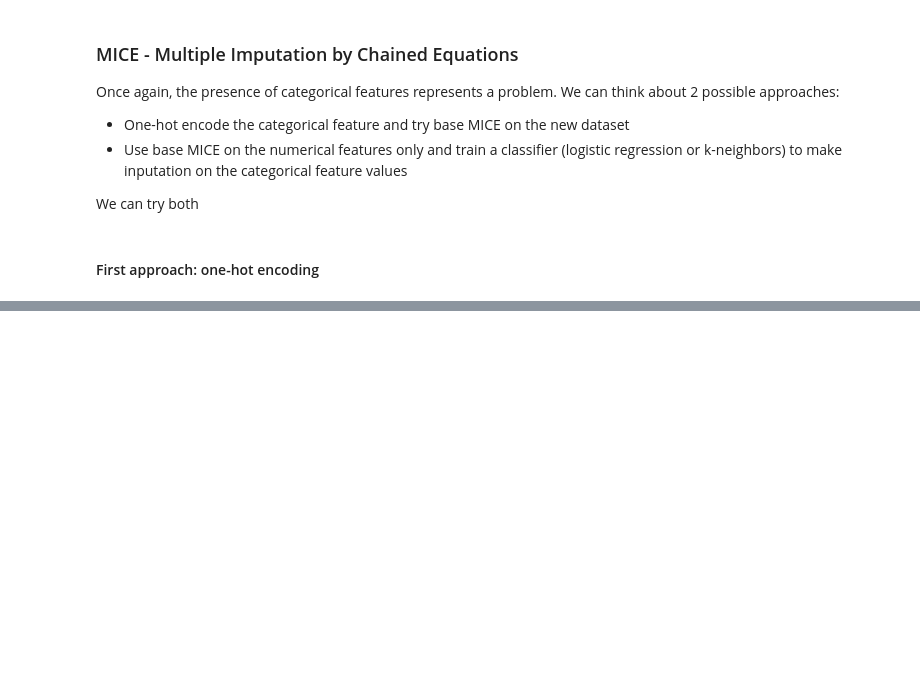
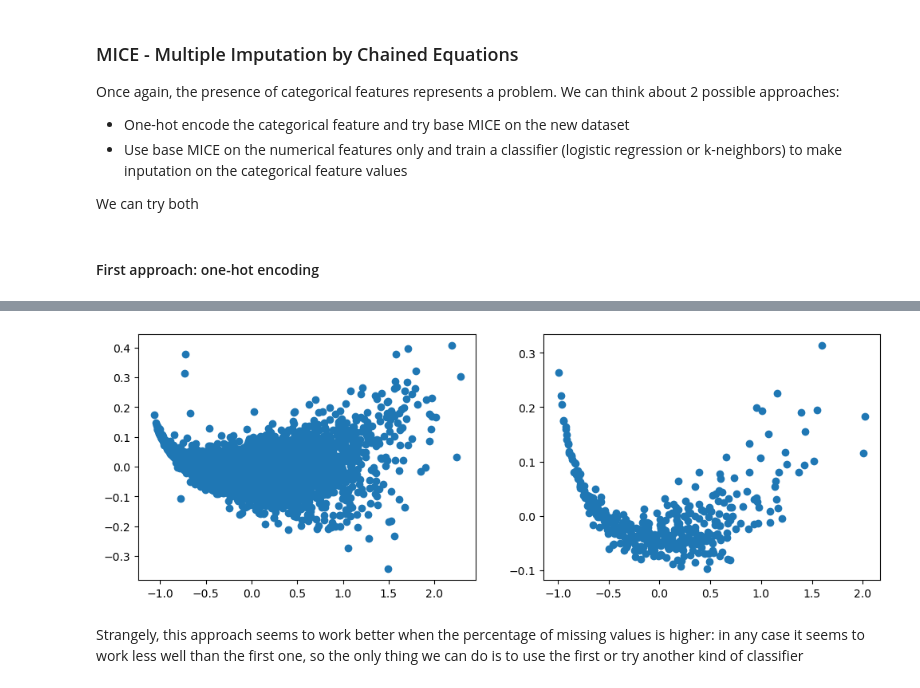
Before and after one commit to TommasoCapacci/DQ_Project_Clustering_2022, a Jupyter notebook: code/first_ideas_imputation.ipynb, the cells around one changed output, grey strips where cells are left out. Cells and saved outputs as stored; diff of their text form; code cells hidden in the pictures; blank space fills up the shorter version.

```diff
--- a/code/first_ideas_imputation.ipynb
+++ b/code/first_ideas_imputation.ipynb
@@ -155,0 +198,46 @@ plt.show()
+# %%
+# Train the classifier
+from sklearn.neighbors import KNeighborsClassifier  # we can also try other kinds of classifiers
+
+classifier = KNeighborsClassifier(n_neighbors=10)
+classifier.fit(X, y)
+
+# Use the classifier to predict only missing targets (the categorical values)
+df_cat_list = []
+for t, x in zip(df_cat, df_mice):
+    if t == 'M' or t == 'I' or t == 'F':
+        df_cat_list.append(t)
+    else:
+        df_cat_list.append(classifier.predict(x.reshape(1, -1)))
+
+# Get back to the categorical values
+df_cat_imp = []
+for t in df_cat_list:
+    if t == 0.:
+        df_cat_imp.append('M')
+    elif t == 1.:
+        df_cat_imp.append('I')
+    elif t == 2.:
+        df_cat_imp.append('F')
+
+# Recompose the dataset
+df_mice = pd.DataFrame(df_mice, columns=df_num.columns)
+df_cat_imp = pd.DataFrame(df_cat_imp, columns=['0'])
+df_test = df_cat_imp.join(df_mice)
+# %%
+# Visualization of the results
+fig, axes = plt.subplots(1, 2, figsize=(12,4))
+
+pca = PCA(n_components=2,random_state=42)
+
+X_pca = pca.fit_transform(df.drop('0', axis = 1))
+axes[0].scatter(X_pca[:, 0], X_pca[:, 1])
+
+X_pca = pca.fit_transform(df_test.drop('0', axis = 1))  # categorical features are dropped to allow visual comparison
+axes[1].scatter(X_pca[:, 0], X_pca[:, 1])
+
+plt.show()
+# %% [output]
+[figure, added]
+# %% [markdown]
+Strangely, this approach seems to work better when the percentage of missing values is higher: in any case it seems to work less well than the first one, so the only thing we can do is to use the first or try another kind of classifier
```
Also changed, not shown: parts of 5 cells of this notebook.
